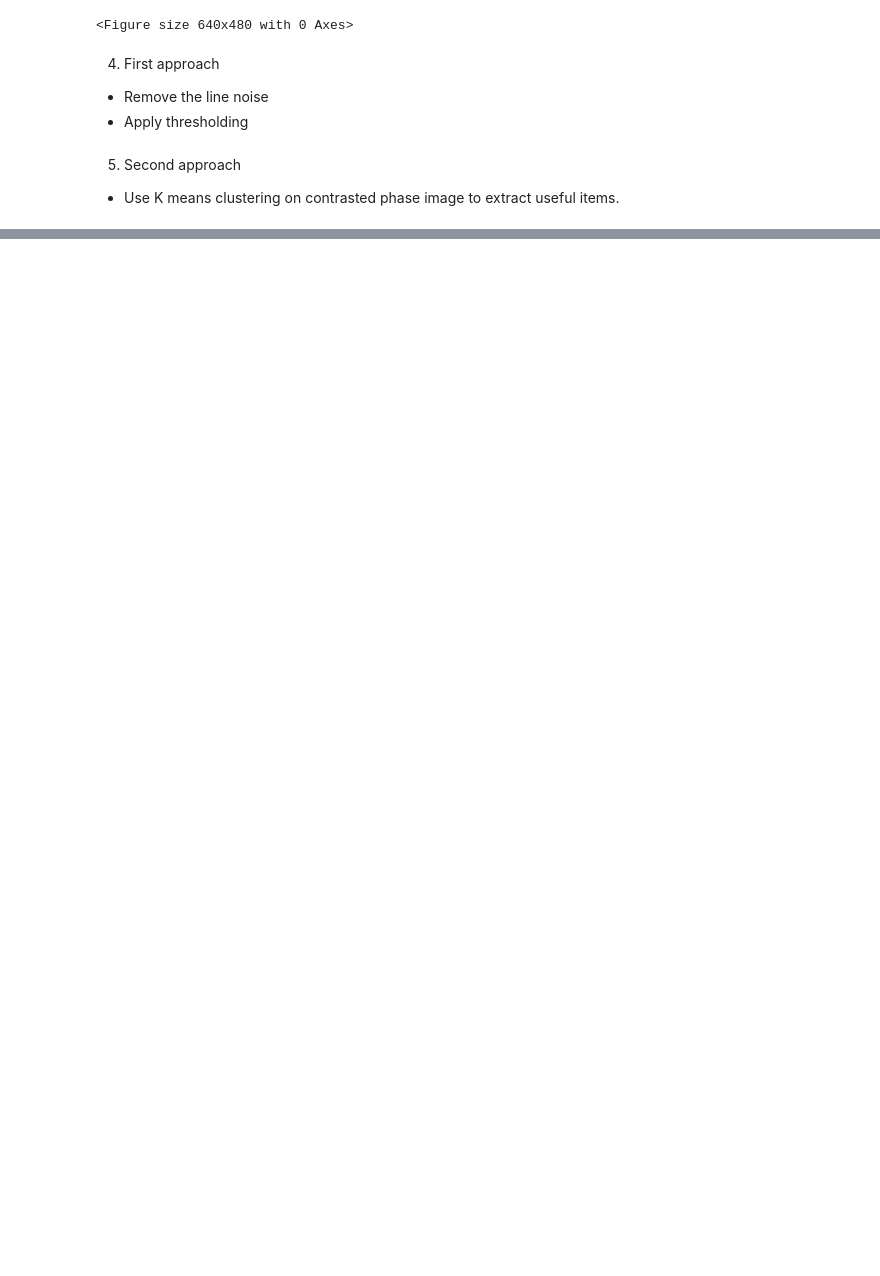
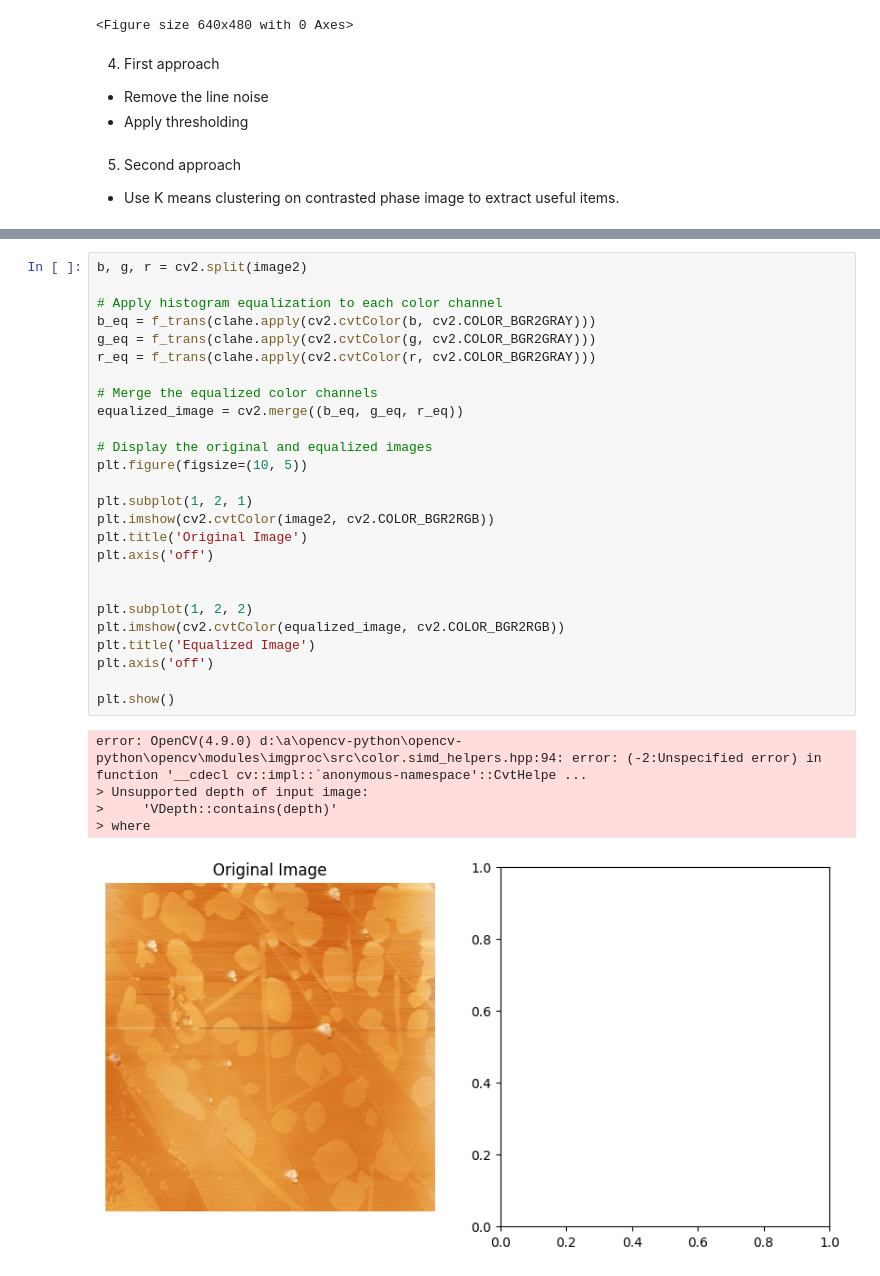
Before and after one commit to anushka-220/Machine-Learning, a Jupyter notebook: Denoise/masking.ipynb, the cells around one changed output, grey strips where cells are left out. Drawn from its saved outputs; the diff is of its cells as text; blank space fills up the shorter version.

```diff
--- a/Denoise/masking.ipynb
+++ b/Denoise/masking.ipynb
@@ -128,0 +85,32 @@ error: OpenCV(4.9.0) :-1: error: (-5:Bad argument) in function 'kmeans'
+# %%
+b, g, r = cv2.split(image2)
+
+# Apply histogram equalization to each color channel
+b_eq = f_trans(clahe.apply(cv2.cvtColor(b, cv2.COLOR_BGR2GRAY)))
+g_eq = f_trans(clahe.apply(cv2.cvtColor(g, cv2.COLOR_BGR2GRAY)))
+r_eq = f_trans(clahe.apply(cv2.cvtColor(r, cv2.COLOR_BGR2GRAY)))
+
+# Merge the equalized color channels
+equalized_image = cv2.merge((b_eq, g_eq, r_eq))
+
+# Display the original and equalized images
+plt.figure(figsize=(10, 5))
+
+plt.subplot(1, 2, 1)
+plt.imshow(cv2.cvtColor(image2, cv2.COLOR_BGR2RGB))
+plt.title('Original Image')
+plt.axis('off')
+
+
+plt.subplot(1, 2, 2)
+plt.imshow(cv2.cvtColor(equalized_image, cv2.COLOR_BGR2RGB))
+plt.title('Equalized Image')
+plt.axis('off')
+
+plt.show()
+# %% [output]
+error: OpenCV(4.9.0) d:\a\opencv-python\opencv-python\opencv\modules\imgproc\src\color.simd_helpers.hpp:94: error: (-2:Unspecified error) in function '__cdecl cv::impl::`anonymous-namespace'::CvtHelpe ...
+> Unsupported depth of input image:
+>     'VDepth::contains(depth)'
+> where
+[figure, added]
```
Also changed, not shown: parts of 3 cells of this notebook, 4 other files.
